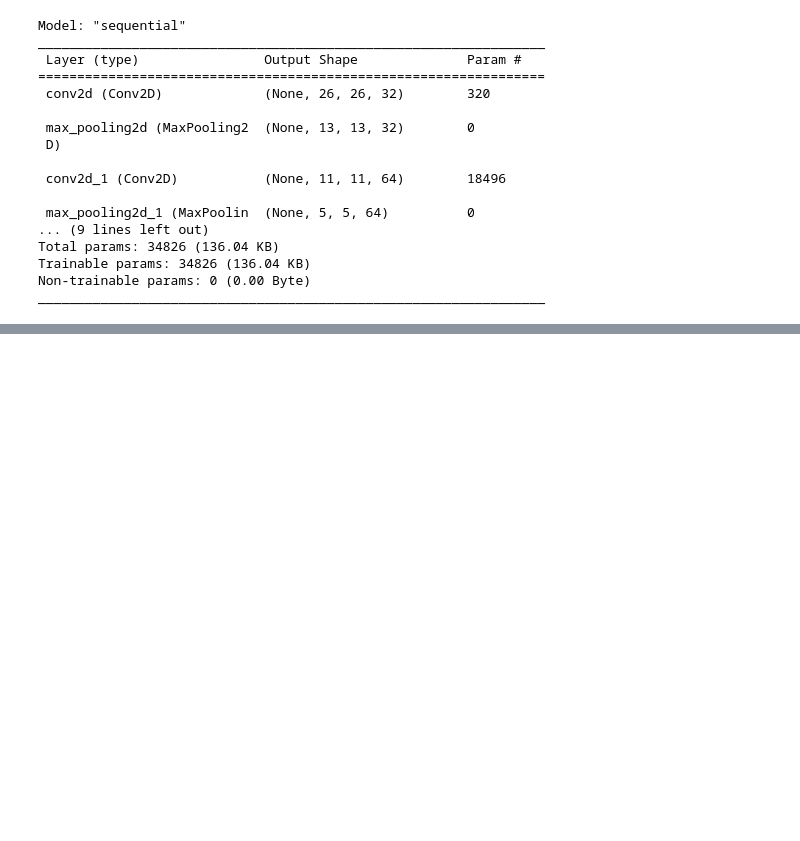
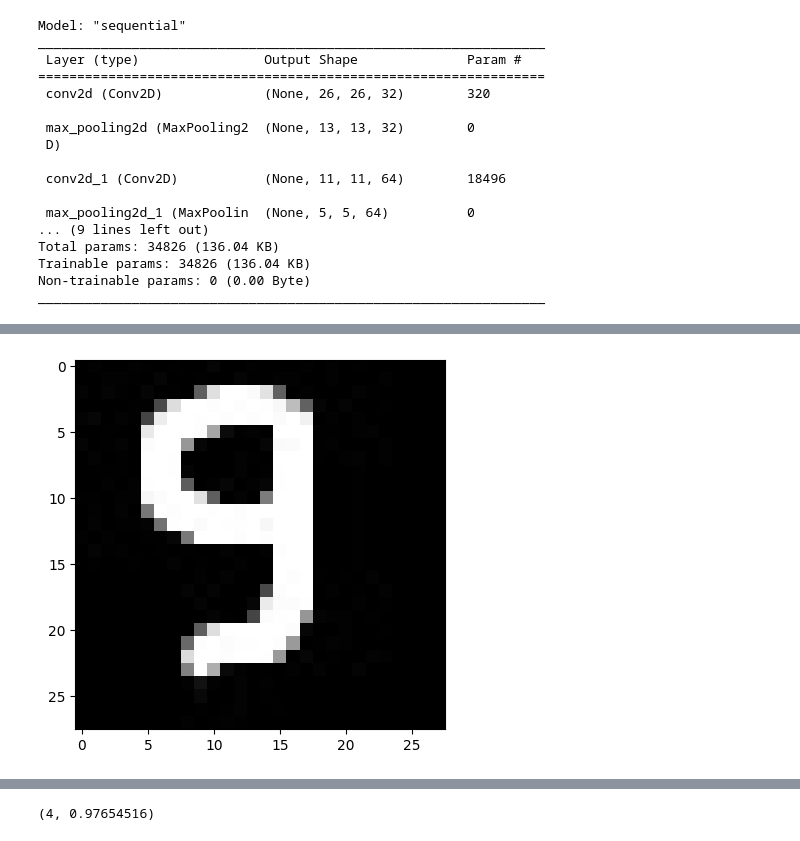
Before and after one commit to Prajyoti20/DeepLerning, a Jupyter notebook: Handwritten_Digit_Classification.ipynb, the cells around one changed output, grey strips where cells are left out. Saved outputs shown, nothing was run; the diff lists cells and outputs as text; code cells hidden in the pictures; blank space fills up the shorter version.

```diff
--- a/Handwritten_Digit_Classification.ipynb
+++ b/Handwritten_Digit_Classification.ipynb
@@ -344,0 +401,4 @@ img
+# %%
+predict_number('/example_img3.jpg')
+# %% [output]
+[figure, added]
@@ -344,0 +406 @@ img
+(4, 0.97654516)
```
Also changed, not shown: parts of 11 cells of this notebook.
